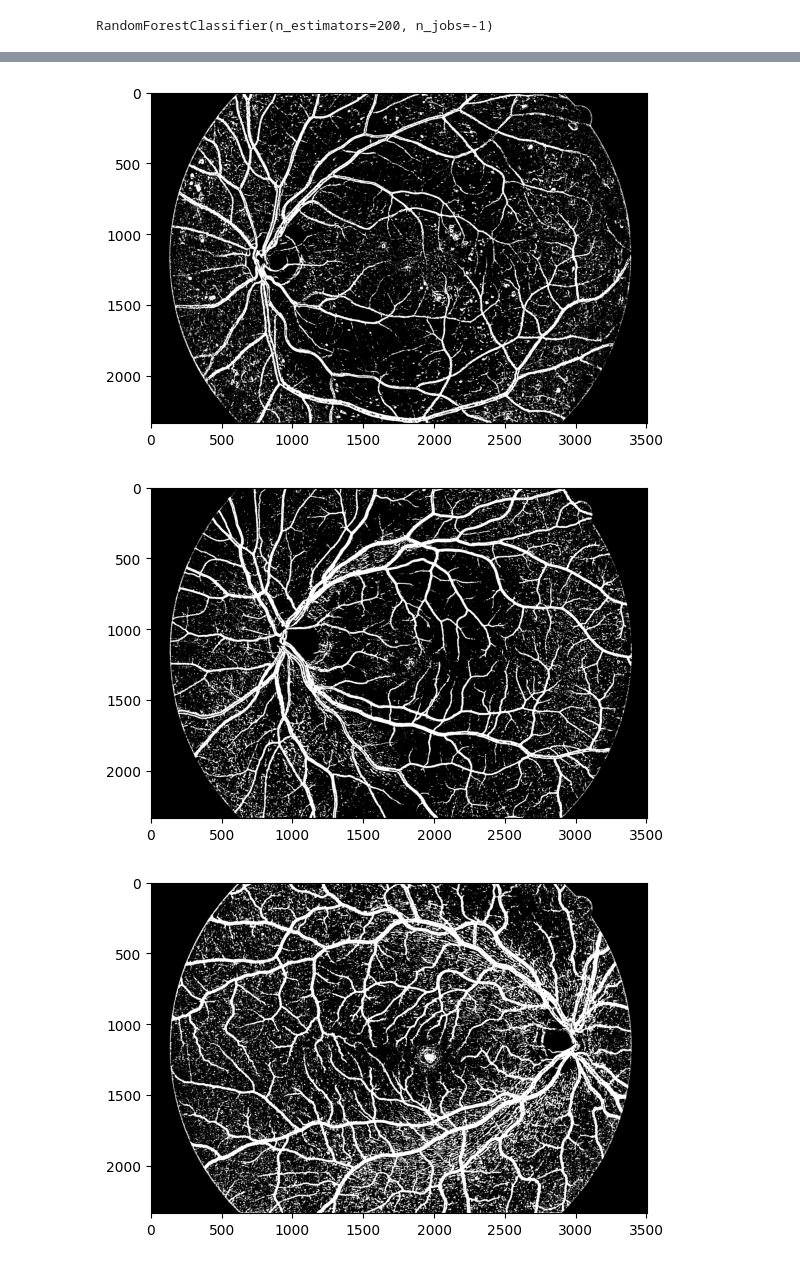
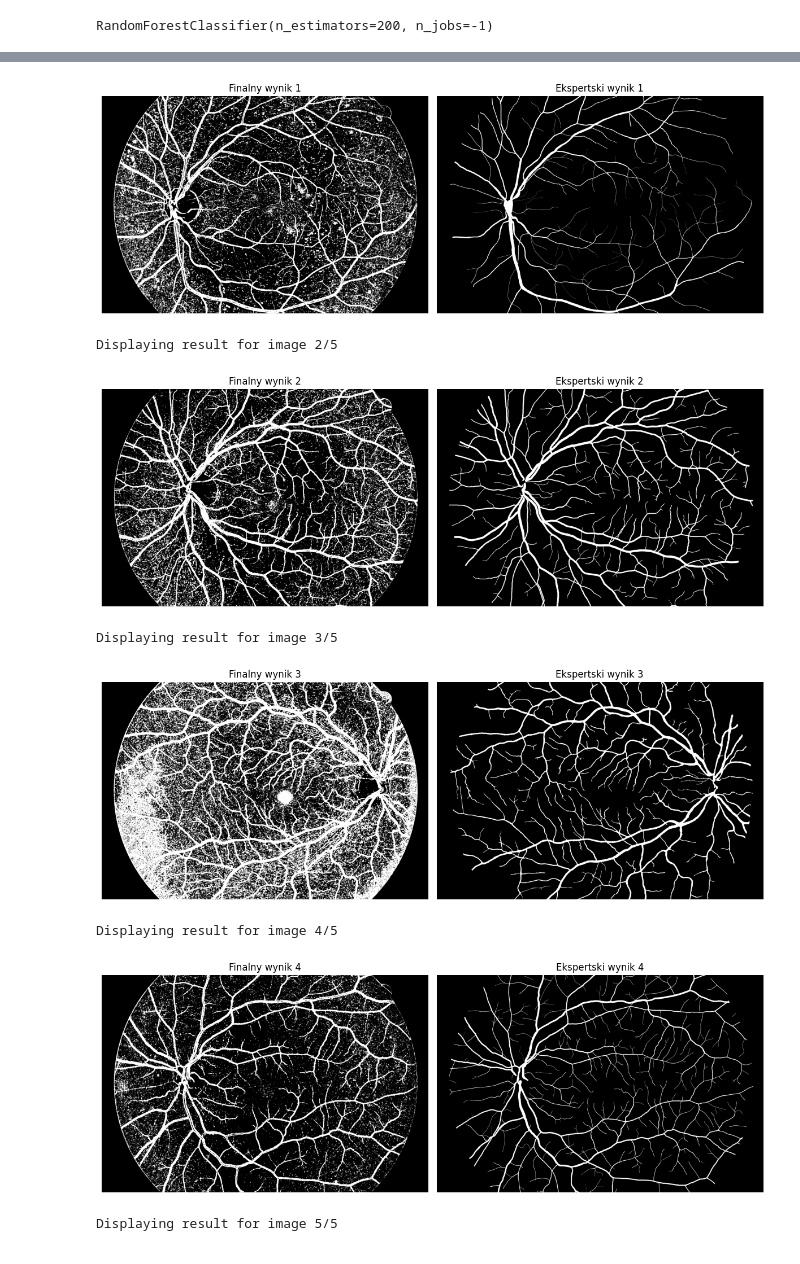
Before and after one commit to mr-SCWN/Informatyka-w-medycynie, a Jupyter notebook: Oko/5percentall.ipynb, the cells around one changed output, grey strips where cells are left out. Cells and saved outputs as stored; diff of their text form; code cells hidden in the pictures.

```diff
--- a/Oko/5percentall.ipynb
+++ b/Oko/5percentall.ipynb
@@ -73,29 +76,54 @@ model
 # %% [output]
 RandomForestClassifier(n_estimators=200, n_jobs=-1)
 # %%
+manual_paths = ['manual1/01_dr.tif', 'manual1/02_h.tif', 'manual1/11_h.tif', 'manual1/09_g.tif', 'manual1/12_dr.tif']
+gray_manual_images = []
+
 # Test model
-test_1 = io.imread('images/01_dr.jpg')
-test_2 = io.imread('images/02_h.jpg')
-test_3 = io.imread('images/11_h.jpg')
+test_images = ['images/01_dr.jpg', 'images/02_h.jpg', 'images/11_h.jpg', 'images/09_g.jpg', 'images/12_dr.jpg']
 
-X_test_1 = image_to_X(test_1, patch_size)
-X_test_2 = image_to_X(test_2, patch_size)
-X_test_3 = image_to_X(test_3, patch_size)
+# Predict for each test image
+print("Predicting masks for test images...")
+predictions = []
+for idx, test_image in enumerate(test_images):
+    print(f"Processing test image {idx + 1}/{len(test_images)}: {test_image}")
+    test_img = io.imread(test_image)
+    X_test = image_to_X(test_img, patch_size)
+    y_pred = model.predict(X_test)
+    y_pred = y_pred.reshape(test_img.shape[0], test_img.shape[1])
+    predictions.append(y_pred)
 
-y_pred_1 = model.predict(X_test_1)
-y_pred_2 = model.predict(X_test_2)
-y_pred_3 = model.predict(X_test_3)
+# Save predicted masks as PNG files
+print("Saving predicted masks as PNG files...")
+for idx, y_pred in enumerate(predictions, start=1):
+    file_path = f"y_pred_{idx}.png"
+    cv2.imwrite(file_path, (y_pred * 255).astype(np.uint8))
+    print(f"Saved predicted mask: {file_path}")
 
-y_pred_1 = y_pred_1.reshape(test_1.shape[0], test_1.shape[1])
-y_pred_2 = y_pred_2.reshape(test_2.shape[0], test_2.shape[1])
-y_pred_3 = y_pred_3.reshape(test_3.shape[0], test_3.shape[1])
+# Display predictions and manual images
+print("Displaying predictions and manual images...")
+for ind in range(len(manual_paths)):
+    print(f"Displaying result for image {ind + 1}/{len(manual_paths)}")
+    manual_image_path = manual_paths[ind]
+    manual_image = cv2.imread(manual_image_path)
 
-# show it plt
-import matplotlib.pyplot as plt
-plt.imshow(y_pred_1, cmap='gray')
-plt.show()
-plt.imshow(y_pred_2, cmap='gray')
-plt.show()
-plt.imshow(y_pred_3, cmap='gray')
-plt.show()
+    # Resize manual image to match the dimensions of the prediction
+    pred_shape = predictions[ind].shape
+    manual_image = cv2.resize(manual_image, (pred_shape[1], pred_shape[0]))
+    gray_manual_image = cv2.cvtColor(manual_image, cv2.COLOR_BGR2GRAY)  # Convert to grayscale
+
+    plt.figure(figsize=(12, 6))
+
+    plt.subplot(1, 2, 1)
+    plt.imshow(predictions[ind], cmap='gray')
+    plt.title(f'Finalny wynik {ind + 1}')
+    plt.axis('off')
+
+    plt.subplot(1, 2, 2)
+    plt.imshow(gray_manual_image, cmap='gray')
+    plt.title(f'Ekspertski wynik {ind + 1}')
+    plt.axis('off')
+
+    plt.tight_layout()
+    plt.show()
 # %% [output]
@@ -102,3 +144,8 @@ plt.show()
-[figure, old version]
+[figure, new version]
+Displaying result for image 2/5
-[figure, old version]
+[figure, new version]
+Displaying result for image 3/5
-[figure, old version]
+[figure, new version]
+Displaying result for image 4/5
+[figure, added]
+Displaying result for image 5/5
```
Also changed, not shown: parts of 7 cells of this notebook.
